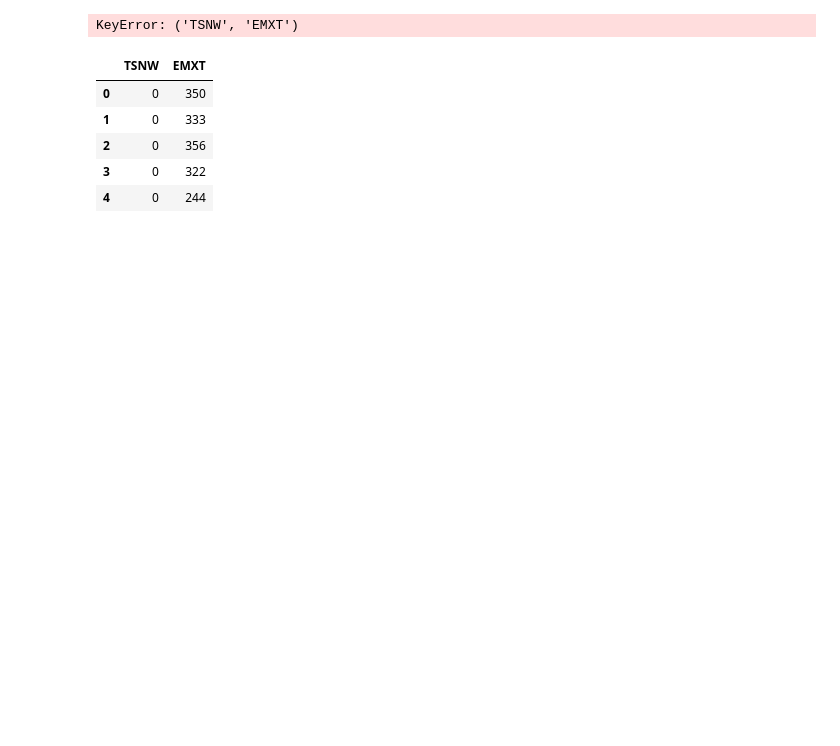
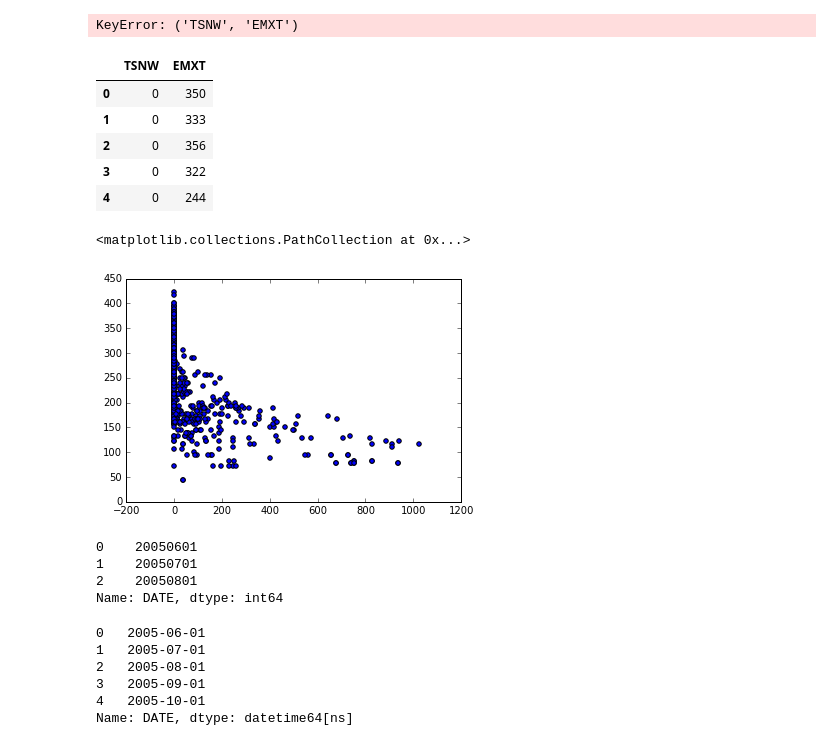
Before and after one commit to GCDigitalFellows/gcdrb_sessions, a Jupyter notebook: science.ipynb, the cells around one changed output. Saved outputs shown, nothing was run; the diff lists cells and outputs as text; code cells hidden in the pictures; blank space fills up the shorter version.

```diff
--- a/science.ipynb
+++ b/science.ipynb
@@ -160,4 +172,15 @@ weather[['TSNW', 'EMXT']].head()
 | 4 | 0 | 244 |
 # %%
 fig = plt.figure()
-weather[['TSNW', 'EMXT']]
+ax = fig.add_subplot(1,1,1)
+ax.scatter(weather['TSNW'],weather['EMXT'])
+# %% [output]
+<matplotlib.collections.PathCollection at 0x...>
+[figure, added]
+# %%
+weather['DATE'].head(3)
+# %% [output]
+0    20050601
+1    20050701
+2    20050801
+Name: DATE, dtype: int64
@@ -163,0 +200,9 @@ weather[['TSNW', 'EMXT']]
+# %%
+print(parsed_date[:5])
+# %% [output]
+0   2005-06-01
+1   2005-07-01
+2   2005-08-01
+3   2005-09-01
+4   2005-10-01
+Name: DATE, dtype: datetime64[ns]
```
Also changed, not shown: parts of 11 cells of this notebook.
